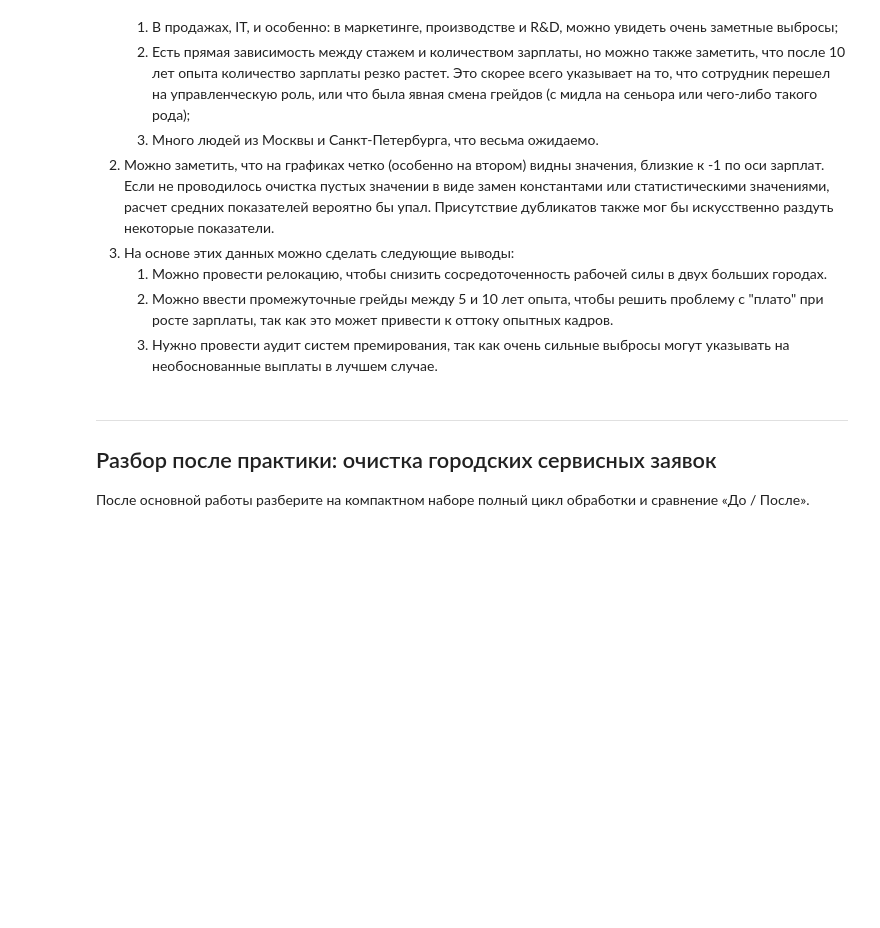
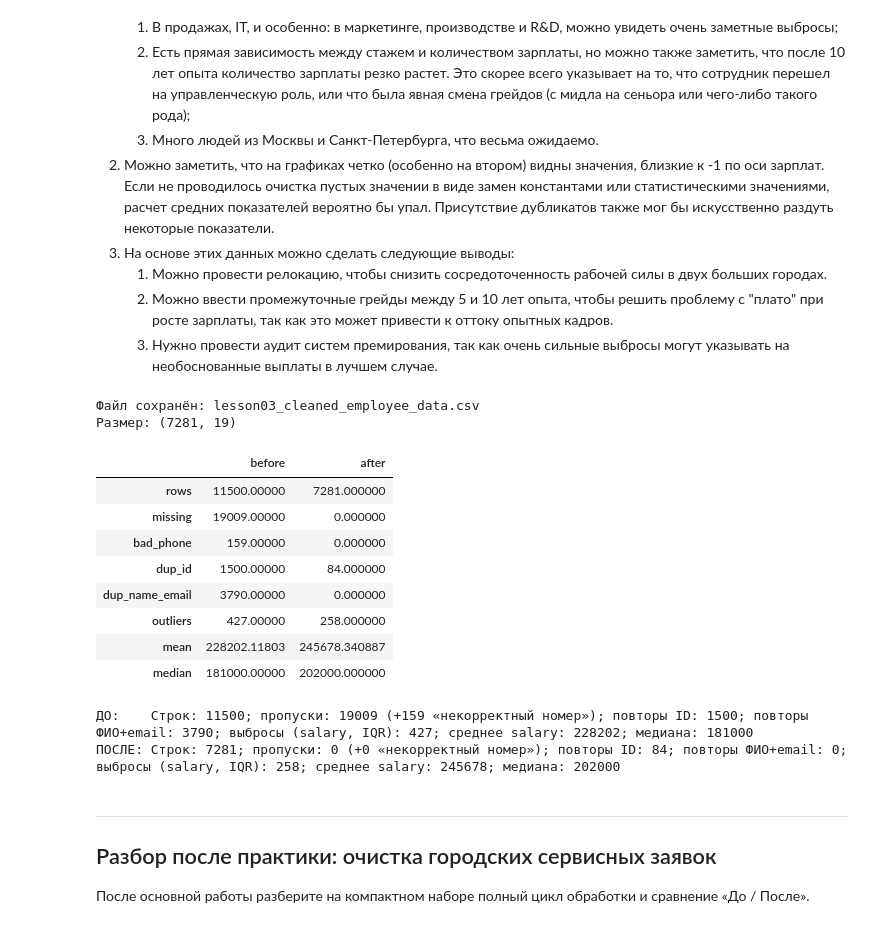
Before and after one commit to XVIIStarPlatinum/ITMO, a Jupyter notebook: Web Technologies/AI Culture/Assignment №3/lesson03_student_practice_notebook.ipynb, the cells around one changed output. Cells and saved outputs as stored; diff of their text form; code cells hidden in the pictures; blank space fills up the shorter version.

Commit message:
docs: :books: add reports for employee data only since I got no definitive answer :angry:

```diff
--- a/Web Technologies/AI Culture/Assignment №3/lesson03_student_practice_notebook.ipynb
+++ b/Web Technologies/AI Culture/Assignment №3/lesson03_student_practice_notebook.ipynb
@@ -655,6 +655,59 @@ Name: count, dtype: int64
    1. Можно провести релокацию, чтобы снизить сосредоточенность рабочей силы в двух больших городах.
    2. Можно ввести промежуточные грейды между 5 и 10 лет опыта, чтобы решить проблему с "плато" при росте зарплаты, так как это может привести к оттоку опытных кадров.
    3. Нужно провести аудит систем премирования, так как очень сильные выбросы могут указывать на необоснованные выплаты в лучшем случае.
+# %%
+df_conditional_clean.to_csv('lesson03_cleaned_employee_data.csv', index=False, encoding='utf-8-sig')
+print('Файл сохранён: lesson03_cleaned_employee_data.csv')
+print('Размер:', df_conditional_clean.shape)
+# %% [output]
+Файл сохранён: lesson03_cleaned_employee_data.csv
+Размер: (7281, 19)
+# %%
+raw = pd.read_csv('lesson03_employee_data.csv')
+final = df_conditional_clean
+
+def iqr_outliers(s):
+    s = pd.to_numeric(s, errors='coerce').dropna()
+    q1, q3 = s.quantile([0.25, 0.75])
+    iqr = q3 - q1
+    return int(((s < q1 - 1.5*iqr) | (s > q3 + 1.5*iqr)).sum())
+
+def metrics(d):
+    sal = pd.to_numeric(d['salary'], errors='coerce')
+    return {
+        'rows': len(d),
+        'missing': int(d.isna().sum().sum()),
+        'bad_phone': int((d['phone'] == 'некорректный номер').sum()),
+        'dup_id': int(d.duplicated('employee_id').sum()),
+        'dup_name_email': int(d.duplicated(['full_name', 'email']).sum()),
+        'outliers': iqr_outliers(sal),
+        'mean': sal.mean(),
+        'median': sal.median(),
+    }
+
+b, a = metrics(raw), metrics(final)
+display(pd.DataFrame({'before': b, 'after': a}))
+
+def line(m):
+    return (f"Строк: {m['rows']}; пропуски: {m['missing']} (+{m['bad_phone']} «некорректный номер»); "
+            f"повторы ID: {m['dup_id']}; повторы ФИО+email: {m['dup_name_email']}; "
+            f"выбросы (salary, IQR): {m['outliers']}; "
+            f"среднее salary: {m['mean']:.0f}; медиана: {m['median']:.0f}")
+
+print("ДО:   ", line(b))
+print("ПОСЛЕ:", line(a))
+# %% [output]
+|  | before | after |
+| rows | 11500.00000 | 7281.000000 |
+| missing | 19009.00000 | 0.000000 |
+| bad_phone | 159.00000 | 0.000000 |
+| dup_id | 1500.00000 | 84.000000 |
+| dup_name_email | 3790.00000 | 0.000000 |
+| outliers | 427.00000 | 258.000000 |
+| mean | 228202.11803 | 245678.340887 |
+| median | 181000.00000 | 202000.000000 |
+ДО:    Строк: 11500; пропуски: 19009 (+159 «некорректный номер»); повторы ID: 1500; повторы ФИО+email: 3790; выбросы (salary, IQR): 427; среднее salary: 228202; медиана: 181000
+ПОСЛЕ: Строк: 7281; пропуски: 0 (+0 «некорректный номер»); повторы ID: 84; повторы ФИО+email: 0; выбросы (salary, IQR): 258; среднее salary: 245678; медиана: 202000
 # %% [markdown]
 ---
 ## Разбор после практики: очистка городских сервисных заявок
```
Also changed, not shown: 6 other files.
